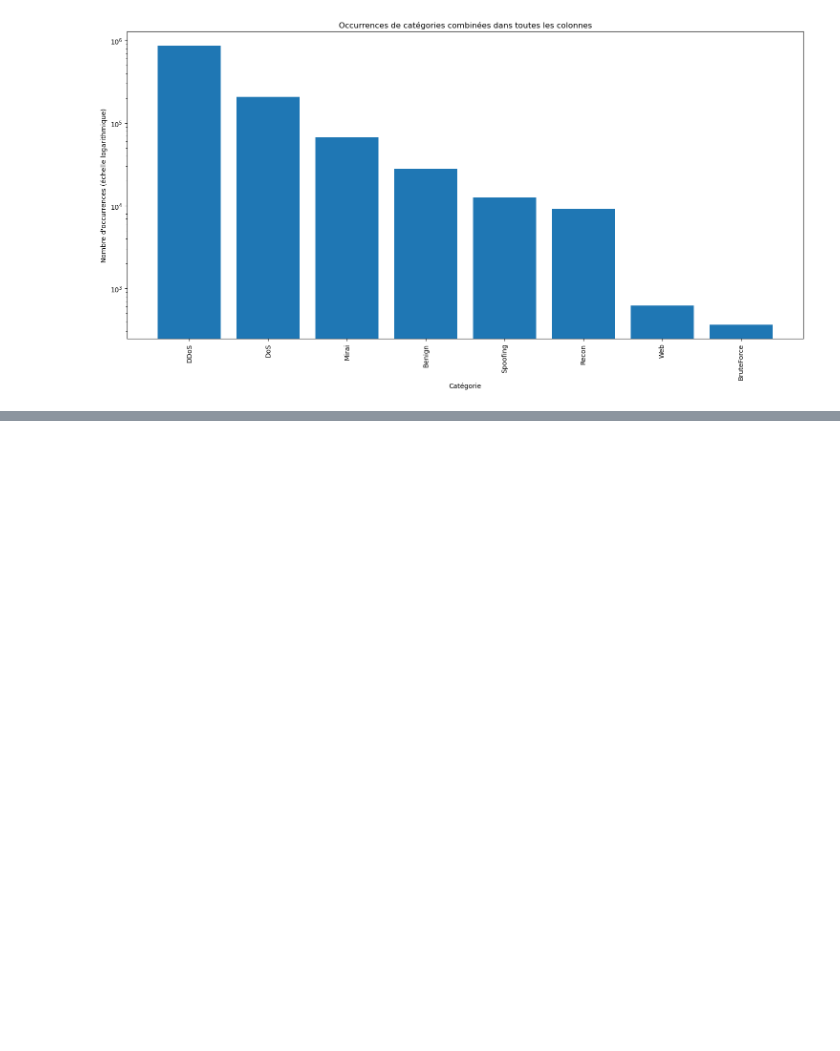
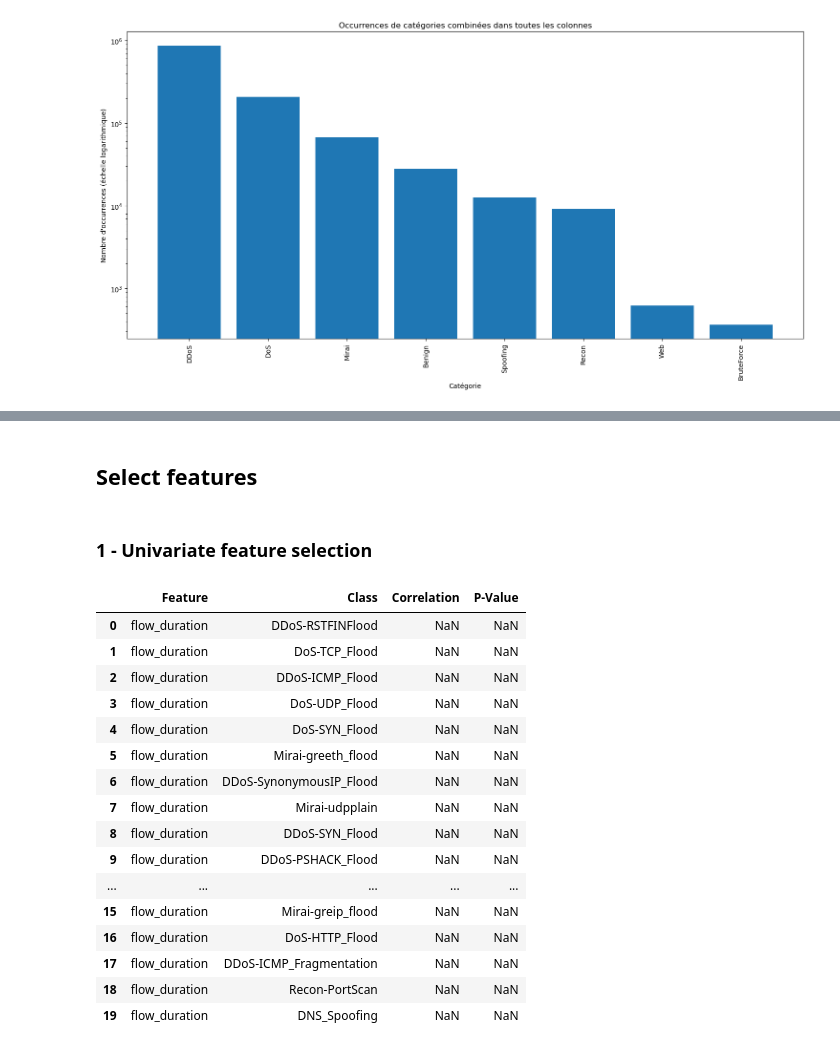
Before and after one commit to mcrayssac/CIC_IoT_Cyber_Attacks, a Jupyter notebook: preprocessing_visualization.ipynb, the cells around one changed output, grey strips where cells are left out. Cells and saved outputs as stored; diff of their text form; code cells hidden in the pictures; blank space fills up the shorter version.

```diff
--- a/preprocessing_visualization.ipynb
+++ b/preprocessing_visualization.ipynb
@@ -162,0 +202,12 @@ Smooth
+# %%
+def get_train_data(train_set):
+    df = pd.read_csv(DATASET_DIRECTORY + train_set)
+    X = df[X_columns]
+    y = df[y_column]
+    return X, y
+
+def scale_data(X):
+    return scaler.transform(X)
+
+def encode_labels(y, encoder=LabelEncoder()):
+    return encoder.fit_transform(y)
@@ -162,0 +249,48 @@ Smooth
+# %% [markdown]
+## Select features
+# %% [markdown]
+### 1 - Univariate feature selection
+# %%
+X_train, y_train = get_train_data(training_sets[0])
+
+# DataFrame pour stocker les résultats de corrélation
+correlation_results = pd.DataFrame(columns=["Feature", "Class", "Correlation", "P-Value"])
+
+for feature_name in X_train.columns:
+    for class_name in y_train.unique():
+        # Sélectionnez les échantillons de la classe cible actuelle
+        X_class = X_train[y_train == class_name]
+        y_class = y_train[y_train == class_name]
+
+        # Calculez la corrélation de Pearson et la valeur p
+        correlation, p_value = pearsonr(X_class[feature_name], y_class)
+
+        # Ajoutez les résultats à votre DataFrame de résultats
+        correlation_results = correlation_results.append({
+            "Feature": feature_name,
+            "Class": class_name,
+            "Correlation": correlation,
+            "P-Value": p_value
+        }, ignore_index=True)
+
+# Afficher les résultats de corrélation
+correlation_results.sort_values(by="Correlation", ascending=False)
+correlation_results.head(20)
+# %% [output]
+|  | Feature | Class | Correlation | P-Value |
+| 0 | flow_duration | DDoS-RSTFINFlood | NaN | NaN |
+| 1 | flow_duration | DoS-TCP_Flood | NaN | NaN |
+| 2 | flow_duration | DDoS-ICMP_Flood | NaN | NaN |
+| 3 | flow_duration | DoS-UDP_Flood | NaN | NaN |
+| 4 | flow_duration | DoS-SYN_Flood | NaN | NaN |
+| 5 | flow_duration | Mirai-greeth_flood | NaN | NaN |
+| 6 | flow_duration | DDoS-SynonymousIP_Flood | NaN | NaN |
+| 7 | flow_duration | Mirai-udpplain | NaN | NaN |
+| 8 | flow_duration | DDoS-SYN_Flood | NaN | NaN |
+| 9 | flow_duration | DDoS-PSHACK_Flood | NaN | NaN |
+| ... | ... | ... | ... | ... |
+| 15 | flow_duration | Mirai-greip_flood | NaN | NaN |
+| 16 | flow_duration | DoS-HTTP_Flood | NaN | NaN |
+| 17 | flow_duration | DDoS-ICMP_Fragmentation | NaN | NaN |
+| 18 | flow_duration | Recon-PortScan | NaN | NaN |
+| 19 | flow_duration | DNS_Spoofing | NaN | NaN |
```
Also changed, not shown: parts of 5 cells of this notebook, 1 other file.
